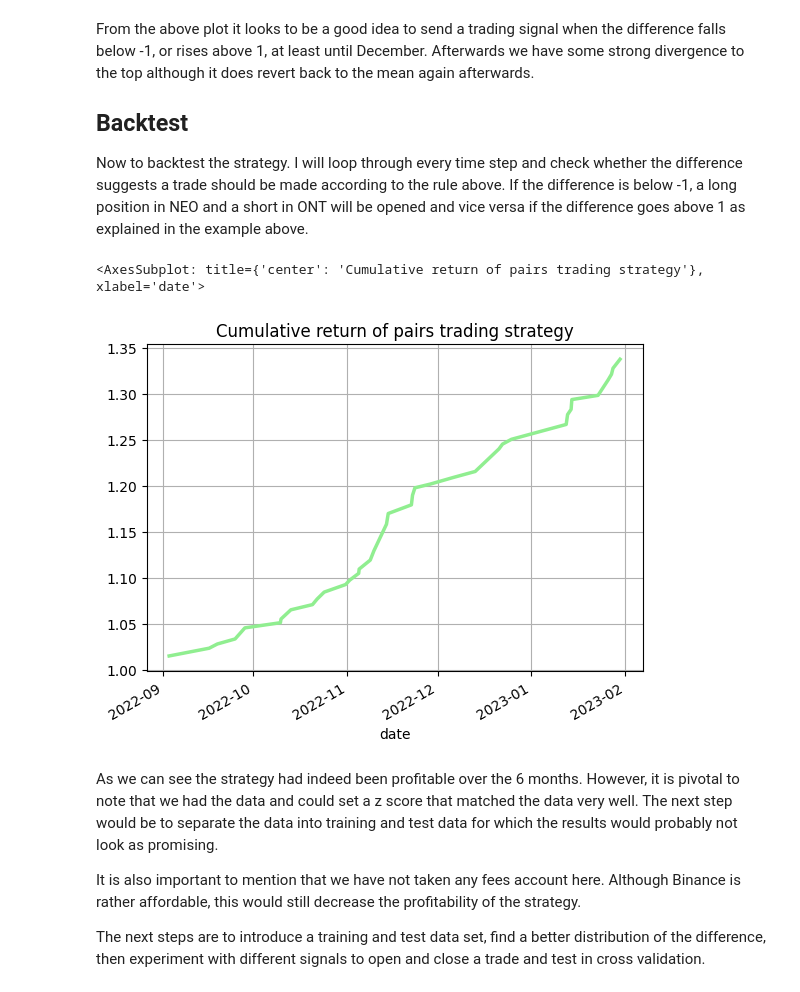
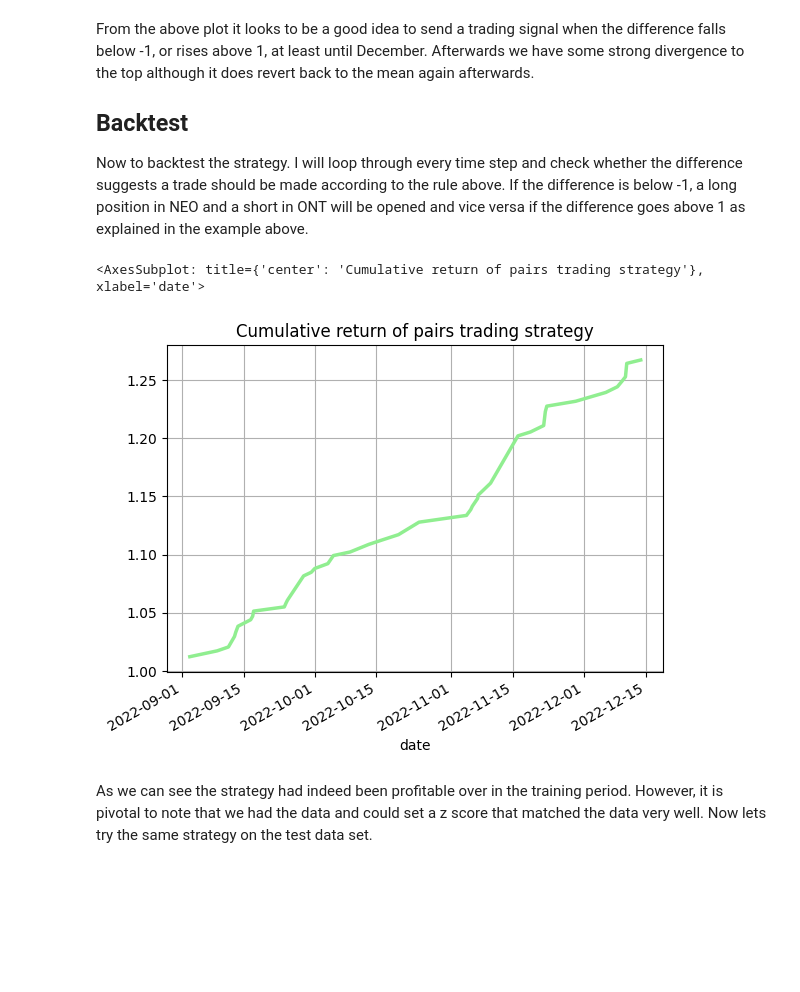
Before and after one commit to danielalavi/crypto_pairs_trading, a Jupyter notebook: Codes/pairs_trading_crypto.ipynb, the cells around one changed output. Drawn from its saved outputs; the diff is of its cells as text; code cells hidden in the pictures; blank space fills up the shorter version.

```diff
--- a/Codes/pairs_trading_crypto.ipynb
+++ b/Codes/pairs_trading_crypto.ipynb
@@ -171,4 +171,10 @@ def testADF(df):
             sig_mat[i, j] = adfuller(diff)[1]
 
     return sig_mat
+# %%
+# split into train and test
+n = len(df_log)
+
+df_train = df_log.iloc[:round(n * 0.7)]
+df_test = df_log.iloc[round(n * 0.7):]
 # %%
@@ -251,7 +257,7 @@ From the above plot it looks to be a good idea to send a trading signal when the
 
 Now to backtest the strategy. I will loop through every time step and check whether the difference suggests a trade should be made according to the rule above. If the difference is below -1, a long position in NEO and a short in ONT will be opened and vice versa if the difference goes above 1 as explained in the example above.
 # %%
-def runBackTest(df, upper_sig, lower_sig):
+def runBackTest(df, u_entry, u_exit, l_entry, l_exit, log = True, mean = None, std = None):
 
     # start with no positions
     trade = 0
@@ -259,11 +265,22 @@ def runBackTest(df, upper_sig, lower_sig):
     # create df to store trades
     df_trades = pd.DataFrame(columns = ['date', 'open1', 'close1', 'open2', 'close2', 'side'])
 
-    # calculate difference in log prices
-    df_log = np.log(df.iloc[:, 0]) - np.log(df.iloc[:, 1])
 
-    # create standardized difference
-    z = (df_log - df_log.mean()) / df_log.std()
+    if log == True:
+        # calculate difference in log prices
+        df_log = np.log(df.iloc[:, 0]) - np.log(df.iloc[:, 1])
+
+    else:
+        # data already logged just take difference
+        df_log = df.iloc[:, 0] - df.iloc[:, 1]
+        df = np.exp(df)
+
+
+    if mean is None and std is None:
+        # create standardized difference
+        z = (df_log - df_log.mean()) / df_log.std()
+    else:
+        z = (df_log - mean) / std
 
     # iterate through time
     for t in range(len(z)):
@@ -272,7 +289,7 @@ def runBackTest(df, upper_sig, lower_sig):
         if trade == 0:
 
             # check if upper signal triggered
-            if z.iloc[t] > upper_sig:
+            if z.iloc[t] > u_entry:
 
                 # change status of trade
                 trade = 1
@@ -281,7 +298,7 @@ def runBackTest(df, upper_sig, lower_sig):
                 open_ = df.iloc[t]
 
             # if lower signal triggered
-            elif z.iloc[t] < lower_sig:
+            elif z.iloc[t] < l_entry:
 
                 trade = -1
                 open_ = df.iloc[t]
@@ -290,7 +307,7 @@ def runBackTest(df, upper_sig, lower_sig):
         elif trade == 1:
 
             # arbitrary reversal condition (for now)
-            if z.iloc[t] < upper_sig - 0.2:
+            if z.iloc[t] < u_exit:
 
                 close = df.iloc[t]
                 date = df.index[t]
@@ -302,7 +319,7 @@ def runBackTest(df, upper_sig, lower_sig):
 
         elif trade == -1:
 
-            if z.iloc[t] > lower_sig + 0.2:
+            if z.iloc[t] > l_exit:
 
                 close = df.iloc[t]
                 date = df.index[t]
@@ -342,18 +359,14 @@ def runBackTest(df, upper_sig, lower_sig):
 
     return total_ret
 # %%
-total_ret = runBackTest(df[['NEOUSDT_close', 'ONTUSDT_close']], 1, -1)
+total_ret = runBackTest(df_train[['NEOUSDT_close', 'ONTUSDT_close']], 1, 0.8, -1, -0.8, log = False)
 
 total_ret.plot(title = 'Cumulative return of pairs trading strategy',
                grid = True,
                lw = 2.5,
                color = 'lightgreen')
 # %% [output]
 <AxesSubplot: title={'center': 'Cumulative return of pairs trading strategy'}, xlabel='date'>
-[figure, old version]
+[figure, new version]
 # %% [markdown]
-As we can see the strategy had indeed been profitable over the 6 months. However, it is pivotal to note that we had the data and could set a z score that matched the data very well. The next step would be to separate the data into training and test data for which the results would probably not look as promising.
-
-It is also important to mention that we have not taken any fees account here. Although Binance is rather affordable, this would still decrease the profitability of the strategy.
-
-The next steps are to introduce a training and test data set, find a better distribution of the difference, then experiment with different signals to open and close a trade and test in cross validation.
+As we can see the strategy had indeed been profitable over in the training period. However, it is pivotal to note that we had the data and could set a z score that matched the data very well. Now lets try the same strategy on the test data set.
```
Also changed, not shown: parts of 15 cells of this notebook.
